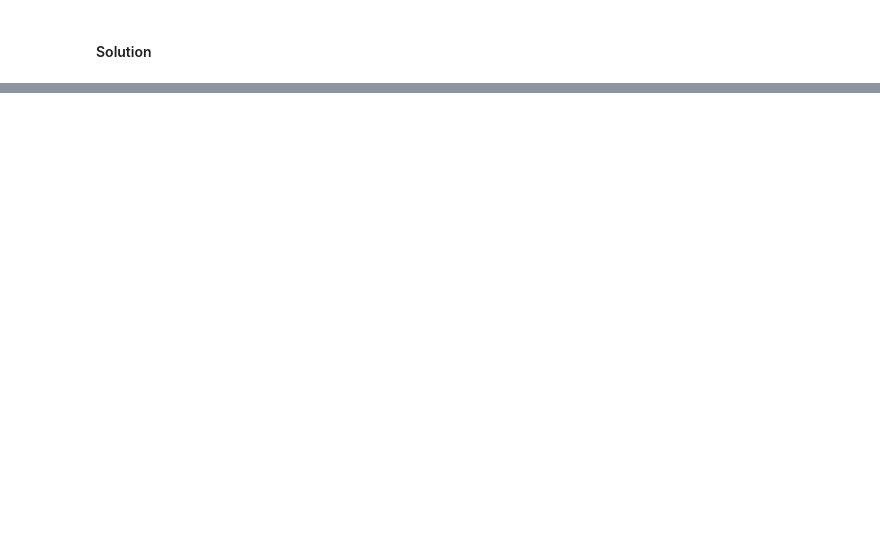
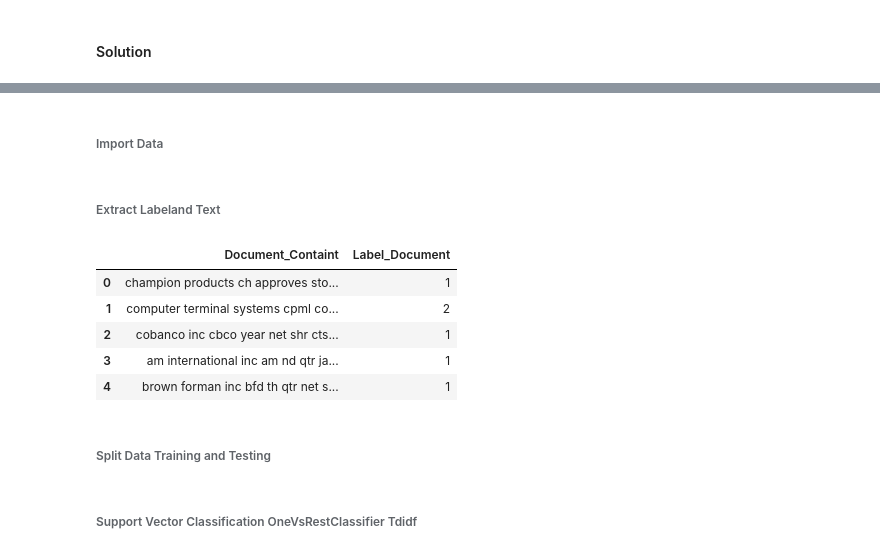
Before and after one commit to openDataSenegal/Pr-parer-les-Entretiens-Techniques-Python3, a Jupyter notebook: HackerRankTechnicalTest.ipynb, the cells around one changed output, grey strips where cells are left out. Drawn from its saved outputs; the diff is of its cells as text; code cells hidden in the pictures; blank space fills up the shorter version.

```diff
--- a/HackerRankTechnicalTest.ipynb
+++ b/HackerRankTechnicalTest.ipynb
@@ -349,0 +566,20 @@ fptr.close()
+# %% [markdown]
+###### Import Data
+# %%
+trainingdata_pandas = pd.read_csv("HackerRankFile/trainingdata.txt", sep="\n")
+# %% [markdown]
+###### Extract Labeland Text
+# %%
+trainingdata_pandas['Document_Containt'] = trainingdata_pandas.apply(lambda row: row["5485"][2:], axis = 1)
+trainingdata_pandas["Label_Document"] = trainingdata_pandas.apply(lambda row: row["5485"][0:1], axis = 1)
+del trainingdata_pandas["5485"]
+trainingdata_pandas.head(5)
+# %% [output]
+|  | Document_Containt | Label_Document |
+| 0 | champion products ch approves sto... | 1 |
+| 1 | computer terminal systems cpml co... | 2 |
+| 2 | cobanco inc cbco year net shr cts... | 1 |
+| 3 | am international inc am nd qtr ja... | 1 |
+| 4 | brown forman inc bfd th qtr net s... | 1 |
+# %% [markdown]
+###### Split Data Training and Testing
@@ -349,0 +590,2 @@ fptr.close()
+# %% [markdown]
+###### Support Vector Classification OneVsRestClassifier Tdidf
```
Also changed, not shown: parts of 49 cells of this notebook, 9 other files.
